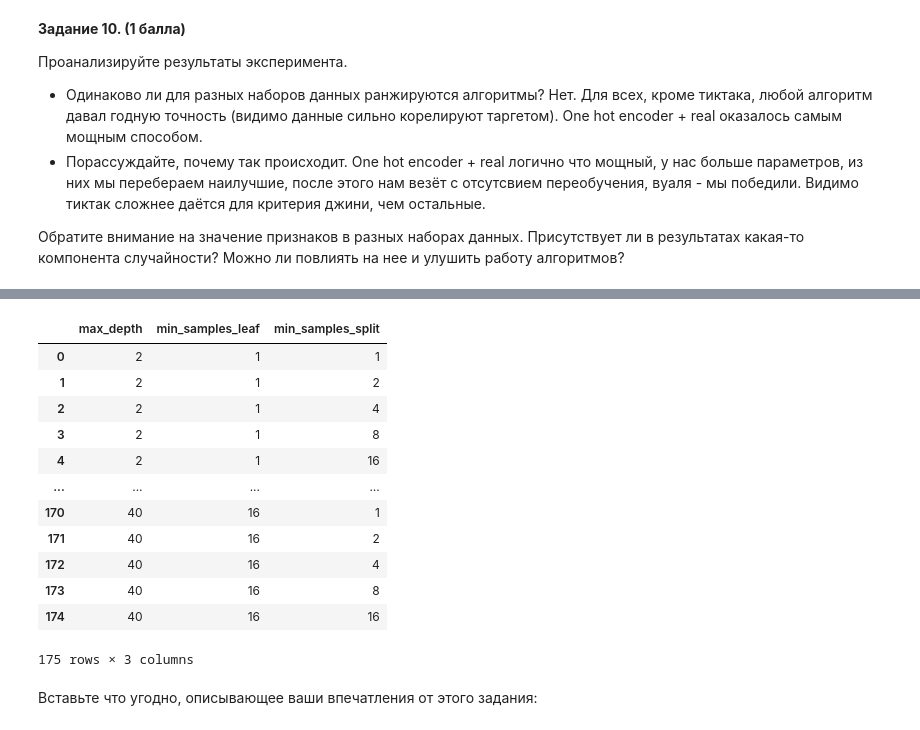
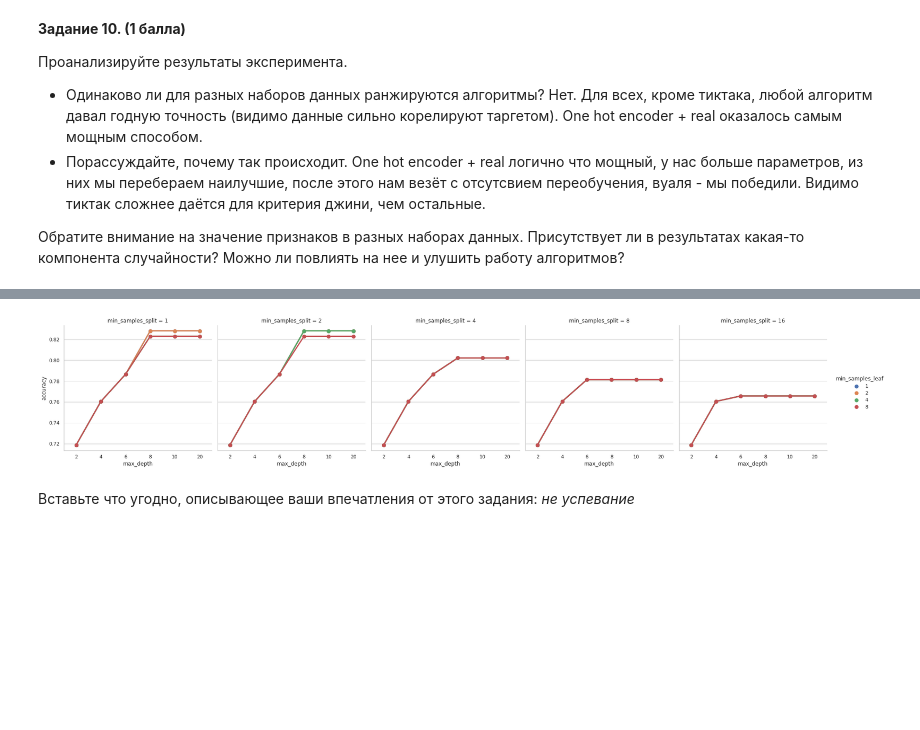
Before and after one commit to Panesher/Machine-Learning, a Jupyter notebook: HW-5/homework-practice-05-trees.ipynb, the cells around one changed output, grey strips where cells are left out. Saved outputs shown, nothing was run; the diff lists cells and outputs as text; code cells hidden in the pictures; blank space fills up the shorter version.

```diff
--- a/HW-5/homework-practice-05-trees.ipynb
+++ b/HW-5/homework-practice-05-trees.ipynb
@@ -352,4 +352,7 @@ for df_, name in zip([mush, tict, cars, nurs], ['mush', 'tict', 'cars', 'nurs'])
         if type_ == 'DTC':
             tree = DecisionTreeClassifier()
 
-        tree_res.at[row, name] = cross_val_score(tree, X, y, cv=10).mean()
+        tree_res.at[row, name] = cross_val_score(tree, X, y, cv=10, scoring=make_scorer(accuracy_score)).mean()
+
+print(res_helper)
+tree_res
@@ -373,16 +373,3 @@ __Задание 10. (1 балла)__
 Обратите внимание на значение признаков в разных наборах данных.
 Присутствует ли в результатах какая-то компонента случайности?
 Можно ли повлиять на нее и улушить работу алгоритмов?
-# %%
-x, y = np.array(tict.iloc[:, :-1]), np.array(tict['y'])
-cv = KFold(n_splits=2, shuffle=False)
-gs = GridSearchCV(DecisionTree(['real'] * x.shape[1]),
-                  param_grid={
-                      'max_depth': [2, 4, 6, 8, 10, 20, 40],
-                      'min_samples_leaf': [1, 2, 4, 8, 16],
-                      'min_samples_split': [1, 2, 4, 8, 16]
-                  },
-                  cv=cv,
-                  scoring='r2',
-                  return_train_score=True)
-gs.fit(x, y)
@@ -398,22 +376,23 @@ GridSearchCV(cv=KFold(n_splits=2, random_state=None, shuffle=False),
-# %%
-pd.DataFrame(gs.cv_results_['params'])
-cv_grid = MakeDf(gs)
-cp = sns.catplot(x='max_depth', y='mean_score', data=cv_grid,
-                 col='min_samples_leaf', kind='point', hue='name_score')
-cp.fig.suptitle(name)
-# %% [output]
-|  | max_depth | min_samples_leaf | min_samples_split |
-| 0 | 2 | 1 | 1 |
-| 1 | 2 | 1 | 2 |
-| 2 | 2 | 1 | 4 |
-| 3 | 2 | 1 | 8 |
-| 4 | 2 | 1 | 16 |
-| ... | ... | ... | ... |
-| 170 | 40 | 16 | 1 |
-| 171 | 40 | 16 | 2 |
-| 172 | 40 | 16 | 4 |
-| 173 | 40 | 16 | 8 |
-| 174 | 40 | 16 | 16 |
-175 rows × 3 columns
+# %%
+const = 120
+accuracy = pd.DataFrame(data={'max_depth': [0] * const,
+                              'min_samples_leaf': [0] * const,
+                              'min_samples_split': [0] * const,
+                              'accuracy': [0.] * const})
+# %%
+from itertools import product
+x_train, x_test, y_train, y_test = train_test_split(np.array(tict.iloc[:, :-1]),
+                                                    np.array(tict['y']), train_size=0.8)
+for i, lis in enumerate(product([2, 4, 6, 8, 10, 20], [1, 2, 4, 8], [1, 2, 4, 8, 16])):
+    max_depth, min_samples_leaf, min_samples_split = lis
+    tree = DecisionTree(['real'] * x.shape[1], max_depth=max_depth,
+                        min_samples_leaf=min_samples_leaf, min_samples_split=min_samples_split)
+    tree.fit(x_train, y_train)
+    diff = abs(tree.predict(x_test) - y_test)
+    accuracy.loc[i] = [max_depth, min_samples_leaf, min_samples_split, (1 - diff).sum() / diff.shape[0]]
+_ = sns.catplot(x='max_depth', y='accuracy', data=accuracy,
+                col='min_samples_split', kind='point', hue='min_samples_leaf')
+# %% [output]
+[figure, added]
 # %% [markdown]
-Вставьте что угодно, описывающее ваши впечатления от этого задания:
+Вставьте что угодно, описывающее ваши впечатления от этого задания: *не успевание*
```
Also changed, not shown: parts of 3 cells of this notebook.
